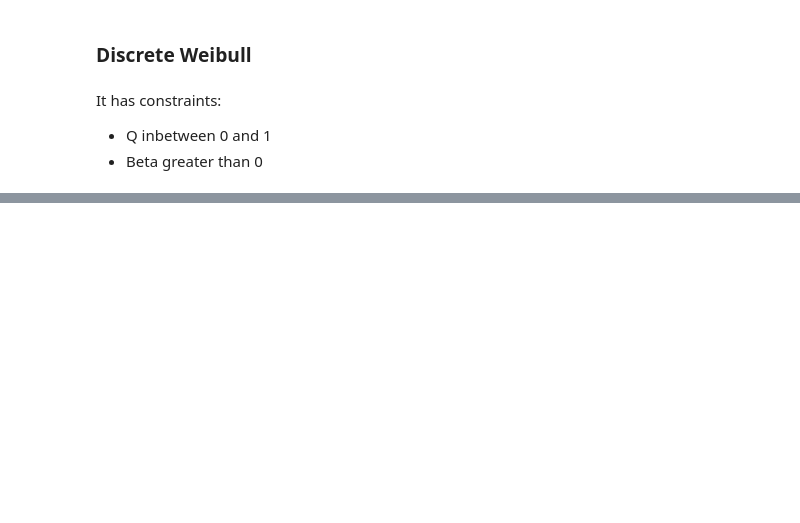
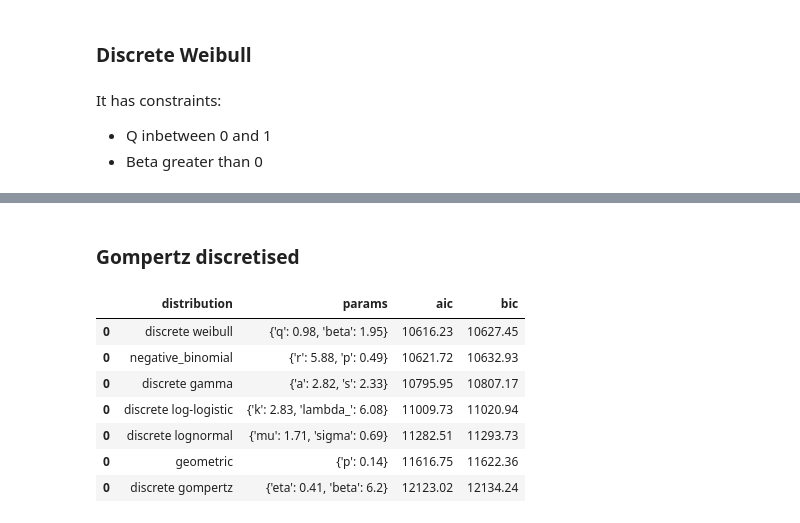
Before and after one commit to tomroper09/leaving_variability_macaque, a Jupyter notebook: fitting_distributions.ipynb, the cells around one changed output, grey strips where cells are left out. Saved outputs shown, nothing was run; the diff lists cells and outputs as text; code cells hidden in the pictures; blank space fills up the shorter version.

```diff
--- a/fitting_distributions.ipynb
+++ b/fitting_distributions.ipynb
@@ -292,3 +322,8 @@ def fit_and_assess_weibull(x):
     bic = k * np.log(N) + 2 * nll_hat
 
     return params, aic, bic
+# %%
+params, aic, bic = fit_and_assess_weibull(obs)
+# %%
+distributions_df = pd.concat([distributions_df, pd.DataFrame([{"distribution": "discrete weibull", "params": params, "aic": round(aic, 2), "bic": round(bic, 2)}])], ignore_index=False).drop_duplicates(subset=["distribution"], keep="last")
+distributions_df.sort_values(by="aic")
@@ -294,0 +382,4 @@ def fit_and_assess_weibull(x):
+# %%
+params, aic, bic = fit_and_assess_negative_binomial(obs)
+distributions_df = pd.concat([distributions_df, pd.DataFrame([{"distribution": "negative_binomial", "params": params, "aic": round(aic, 2), "bic": round(bic, 2)}])], ignore_index=False).drop_duplicates(subset=["distribution"], keep="last")
+distributions_df.sort_values(by="aic")
@@ -294,0 +437,4 @@ def fit_and_assess_weibull(x):
+# %%
+params, aic, bic = fit_and_assess_geometric(obs)
+distributions_df = pd.concat([distributions_df, pd.DataFrame([{"distribution": "geometric", "params": params, "aic": round(aic, 2), "bic": round(bic, 2)}])], ignore_index=False).drop_duplicates(subset=["distribution"], keep="last")
+distributions_df.sort_values(by="aic")
@@ -294,0 +568,62 @@ def fit_and_assess_weibull(x):
+# %% [markdown]
+### Gompertz discretised
+# %%
+def nll_gompertz(params, x):
+    "Negative log likelihood of the discretised gompertz distribution"
+
+    # unpack parameters
+    eta, beta = params # eta = shape, beta = scale
+    likelihoods = np.zeros_like(x)
+
+    # calculate likelihoods
+    likelihoods = gompertz.cdf(x, eta, scale=beta) - gompertz.cdf(x-1, eta, scale=beta)
+
+    # prevent issues from log(0) due to python rounding down to 0
+    likelihoods = np.clip(likelihoods, min=1e-300)
+
+    # calculate negative log likelihood
+    nll = -np.sum(np.log(likelihoods))
+
+    return nll
+
+
+def fit_and_assess_gompertz(x):
+
+    # try an initial guess for parameters
+    eta_0 = 0.9
+    beta_0 = 1.0
+    init = [eta_0, beta_0]
+
+    # we have parameter bounds now
+    bounds = [(1e-9, None), # eta > 0
+              (1e-9, None)] # beta > 0
+
+    # fit the model to find optimal parameters
+    result = minimize(nll_gompertz, init, args=(x, ), method="L-BFGS-B", bounds=bounds)
+
+    # return parameters
+    eta_hat, beta_hat = result.x
+    params = {"eta": round(eta_hat, 2), "beta": round(beta_hat, 2)}
+
+    # calclate aic and bic
+    N = len(x)
+    k = 2
+    nll_hat = result.fun
+
+    aic = 2 * k + 2 * nll_hat
+    bic = k * np.log(N) + 2 * nll_hat
+
+    return params, aic, bic
+
+params, aic, bic = fit_and_assess_gompertz(obs)
+distributions_df = pd.concat([distributions_df, pd.DataFrame([{"distribution": "discrete gompertz", "params": params, "aic": round(aic, 2), "bic": round(bic, 2)}])], ignore_index=False).drop_duplicates(subset=["distribution"], keep="last")
+distributions_df.sort_values(by="aic")
+# %% [output]
+|  | distribution | params | aic | bic |
+| 0 | discrete weibull | {'q': 0.98, 'beta': 1.95} | 10616.23 | 10627.45 |
+| 0 | negative_binomial | {'r': 5.88, 'p': 0.49} | 10621.72 | 10632.93 |
+| 0 | discrete gamma | {'a': 2.82, 's': 2.33} | 10795.95 | 10807.17 |
+| 0 | discrete log-logistic | {'k': 2.83, 'lambda_': 6.08} | 11009.73 | 11020.94 |
+| 0 | discrete lognormal | {'mu': 1.71, 'sigma': 0.69} | 11282.51 | 11293.73 |
+| 0 | geometric | {'p': 0.14} | 11616.75 | 11622.36 |
+| 0 | discrete gompertz | {'eta': 0.41, 'beta': 6.2} | 12123.02 | 12134.24 |
```
Also changed, not shown: parts of 28 cells of this notebook, 2 other files.
